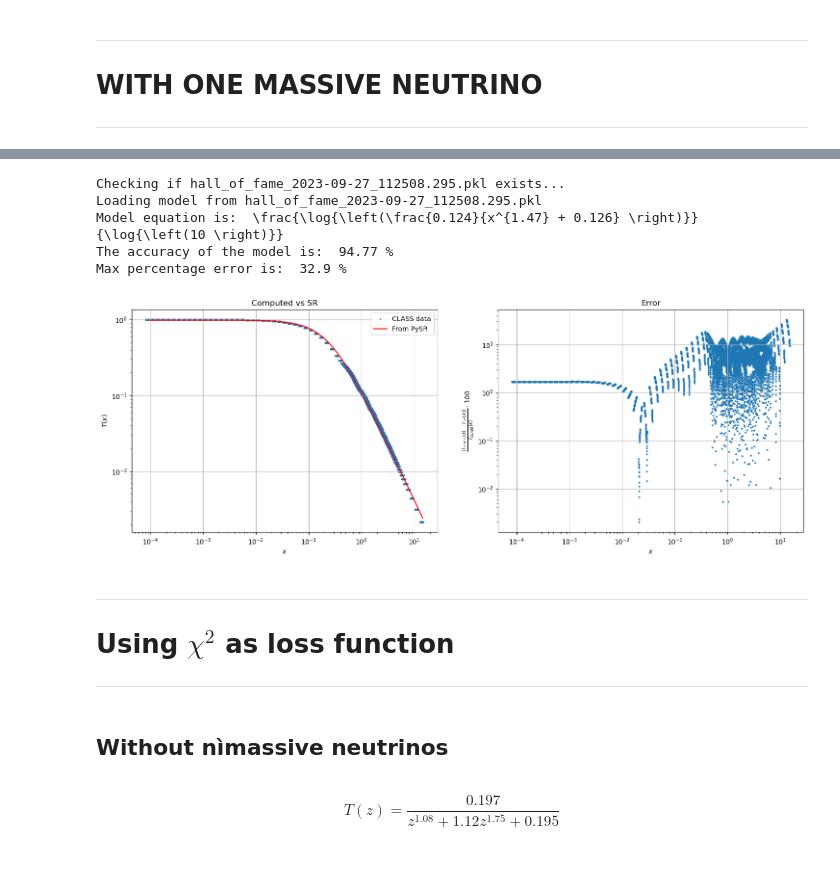
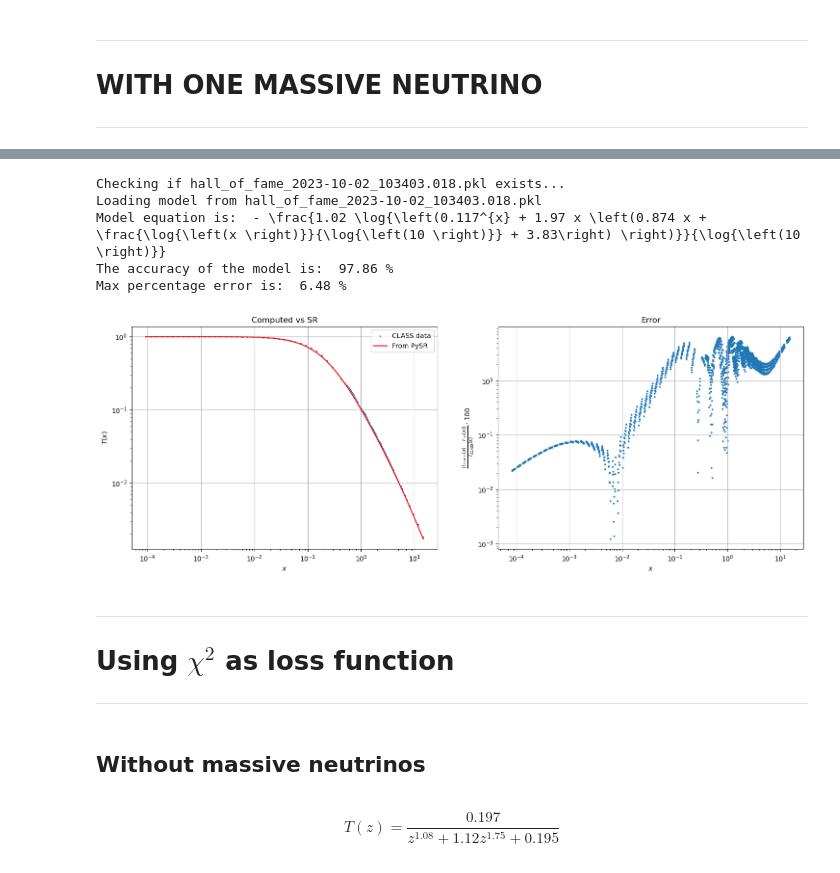
Before and after one commit to farocrown/Simreg, a Jupyter notebook: sr_tf_graphs.ipynb, the cells around one changed output, grey strips where cells are left out. Drawn from its saved outputs; the diff is of its cells as text; code cells hidden in the pictures.

```diff
--- a/sr_tf_graphs.ipynb
+++ b/sr_tf_graphs.ipynb
@@ -311,18 +240,18 @@ Max percentage error is:  9.19 %
-# %%
-branlog(x2,T2,'hall_of_fame_2023-09-27_112508.295.pkl')
-# %% [output]
-Checking if hall_of_fame_2023-09-27_112508.295.pkl exists...
-Loading model from hall_of_fame_2023-09-27_112508.295.pkl
-Model equation is:  \frac{\log{\left(\frac{0.124}{x^{1.47} + 0.126} \right)}}{\log{\left(10 \right)}}
-The accuracy of the model is:  94.77 %
-Max percentage error is:  32.9 %
-[figure, removed]
+# %%
+branlog(x,T,'hall_of_fame_2023-10-02_103403.018.pkl')
+# %% [output]
+Checking if hall_of_fame_2023-10-02_103403.018.pkl exists...
+Loading model from hall_of_fame_2023-10-02_103403.018.pkl
+Model equation is:  - \frac{1.02 \log{\left(0.117^{x} + 1.97 x \left(0.874 x + \frac{\log{\left(x \right)}}{\log{\left(10 \right)}} + 3.83\right) \right)}}{\log{\left(10 \right)}}
+The accuracy of the model is:  97.86 %
+Max percentage error is:  6.48 %
+[figure, added]
 # %% [markdown]
 ----
 # Using $\chi^2$ as loss function
 ----
 # %% [markdown]
-## Without nìmassive neutrinos
+## Without massive neutrinos
 # %% [markdown]
 $$T(z) = \frac{0.197}{z^{1.08} + 1.12 z^{1.75} + 0.195}$$
 # %%
```
Also changed, not shown: parts of 37 cells of this notebook.
